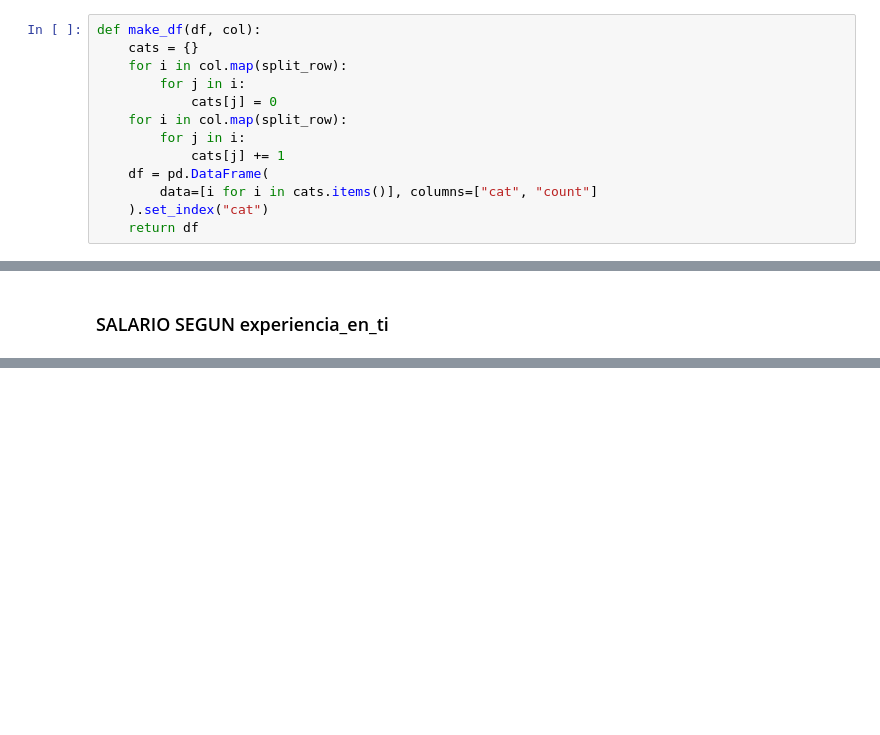
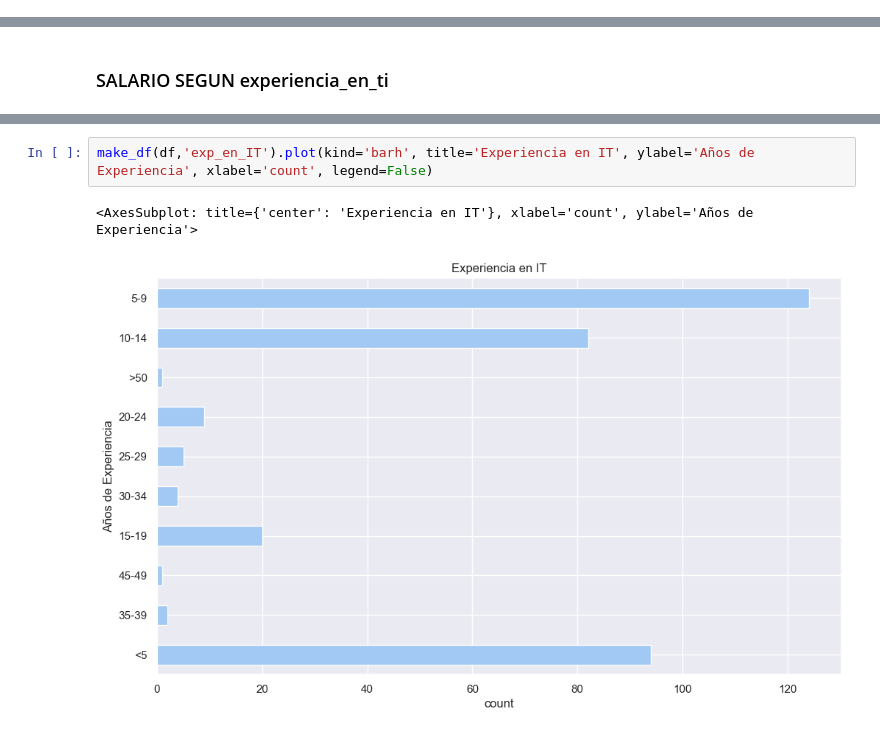
Before and after one commit to TorrezMN/Data_Science, a Jupyter notebook: Enc_Devs_Py/Notebooks/Salaries.ipynb, the cells around one changed output, grey strips where cells are left out. Cells and saved outputs as stored; diff of their text form; blank space fills up the shorter version.

```diff
--- a/Enc_Devs_Py/Notebooks/Salaries.ipynb
+++ b/Enc_Devs_Py/Notebooks/Salaries.ipynb
@@ -43,13 +45,0 @@ def split_row(row):
-# %%
-def make_df(df, col):
-    cats = {}
-    for i in col.map(split_row):
-        for j in i:
-            cats[j] = 0
-    for i in col.map(split_row):
-        for j in i:
-            cats[j] += 1
-    df = pd.DataFrame(
-        data=[i for i in cats.items()], columns=["cat", "count"]
-    ).set_index("cat")
-    return df
@@ -232,0 +281,5 @@ dict_keys(['10-14', '15-19', '20-24', '25-29', '30-34', '35-39', '45-49', '5-9',
+# %%
+make_df(df,'exp_en_IT').plot(kind='barh', title='Experiencia en IT', ylabel='Años de Experiencia', xlabel='count', legend=False)
+# %% [output]
+<AxesSubplot: title={'center': 'Experiencia en IT'}, xlabel='count', ylabel='Años de Experiencia'>
+[figure, added]
```
Also changed, not shown: parts of 56 cells of this notebook, 4 other files.
